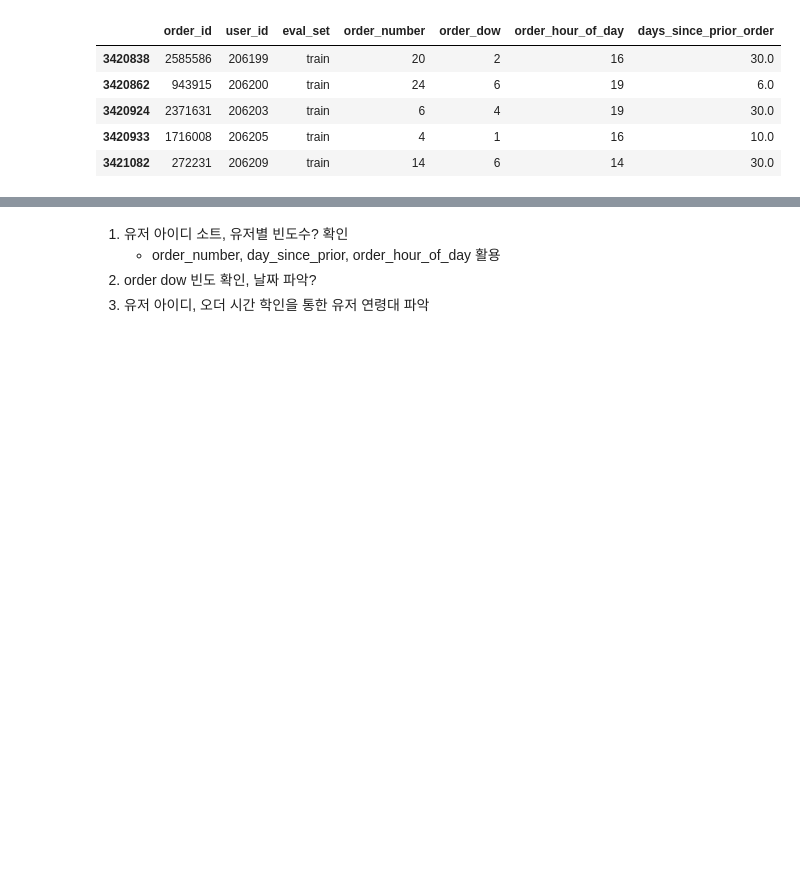
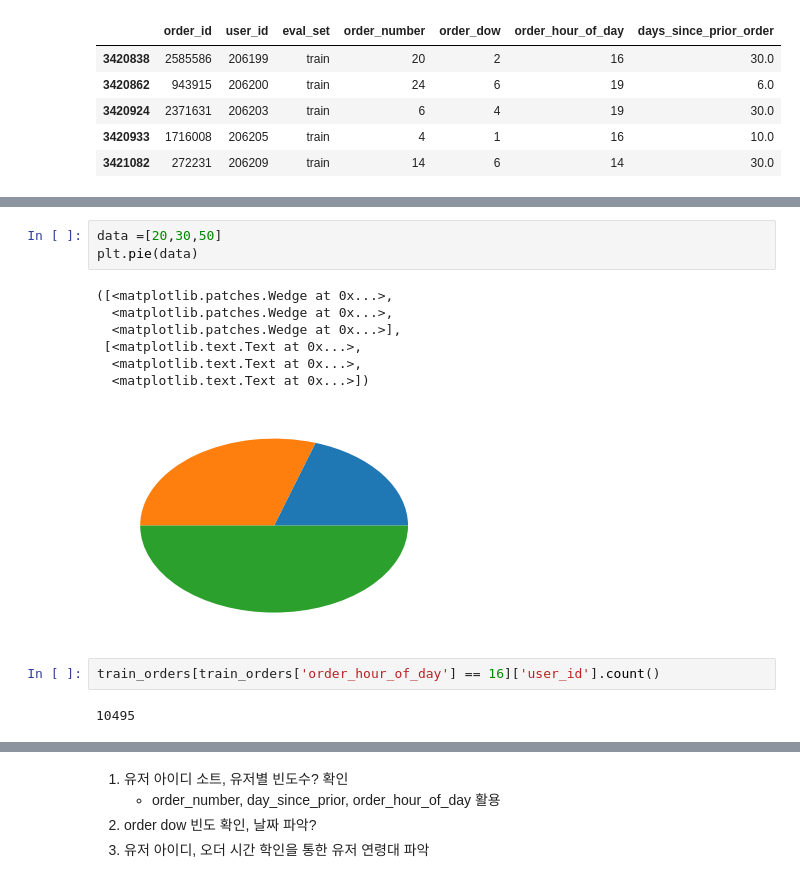
Before and after one commit to homekeeper89/pro_instacart, a Jupyter notebook: 0714_order_csv.ipynb, the cells around one changed output, grey strips where cells are left out. Saved outputs shown, nothing was run; the diff lists cells and outputs as text; blank space fills up the shorter version.

```diff
--- a/0714_order_csv.ipynb
+++ b/0714_order_csv.ipynb
@@ -22,0 +71,15 @@ train_orders.tail()
+# %%
+data =[20,30,50]
+plt.pie(data)
+# %% [output]
+([<matplotlib.patches.Wedge at 0x...>,
+  <matplotlib.patches.Wedge at 0x...>,
+  <matplotlib.patches.Wedge at 0x...>],
+ [<matplotlib.text.Text at 0x...>,
+  <matplotlib.text.Text at 0x...>,
+  <matplotlib.text.Text at 0x...>])
+[figure, added]
+# %%
+train_orders[train_orders['order_hour_of_day'] == 16]['user_id'].count()
+# %% [output]
+10495
```
Also changed, not shown: parts of 12 cells of this notebook.
